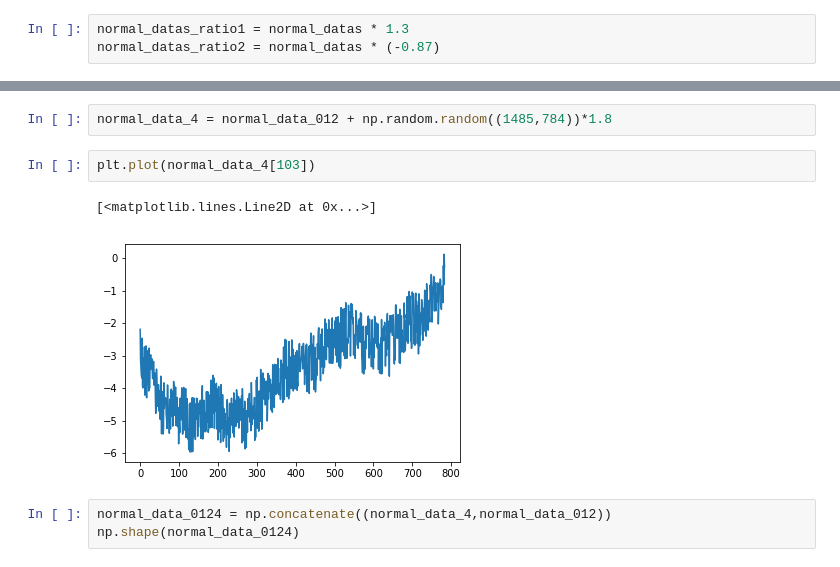
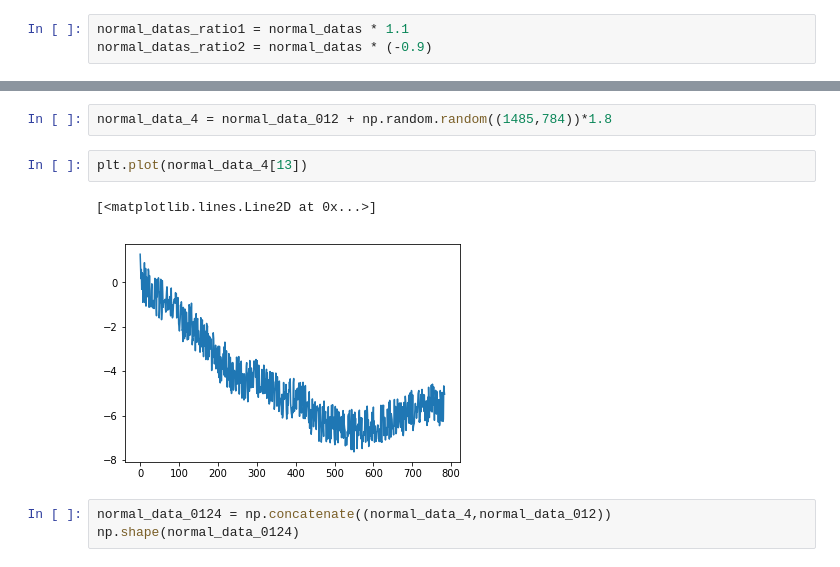
Before and after one commit to lvboodvl/anomaly_detection_sync, a Jupyter notebook: data_gen_new.ipynb, the cells around one changed output, grey strips where cells are left out. Drawn from its saved outputs; the diff is of its cells as text.

```diff
--- a/data_gen_new.ipynb
+++ b/data_gen_new.ipynb
@@ -79,8 +79,8 @@ np.shape(normal_datas)
 # %% [output]
 (495, 784)
 # %%
-normal_datas_ratio1 = normal_datas * 1.3
-normal_datas_ratio2 = normal_datas * (-0.87)
+normal_datas_ratio1 = normal_datas * 1.1
+normal_datas_ratio2 = normal_datas * (-0.9)
 # %%
 normal_data_012 = np.concatenate((normal_datas,normal_datas_ratio1))
 normal_data_012 = np.concatenate((normal_data_012,normal_datas_ratio2))
@@ -90,10 +90,10 @@ np.shape(normal_data_012)
 # %%
 normal_data_4 = normal_data_012 + np.random.random((1485,784))*1.8
 # %%
-plt.plot(normal_data_4[103])
+plt.plot(normal_data_4[13])
 # %% [output]
 [<matplotlib.lines.Line2D at 0x...>]
-[figure, old version]
+[figure, new version]
 # %%
 normal_data_0124 = np.concatenate((normal_data_4,normal_data_012))
 np.shape(normal_data_0124)
```
Also changed, not shown: parts of 7 cells of this notebook, 7 other files.
